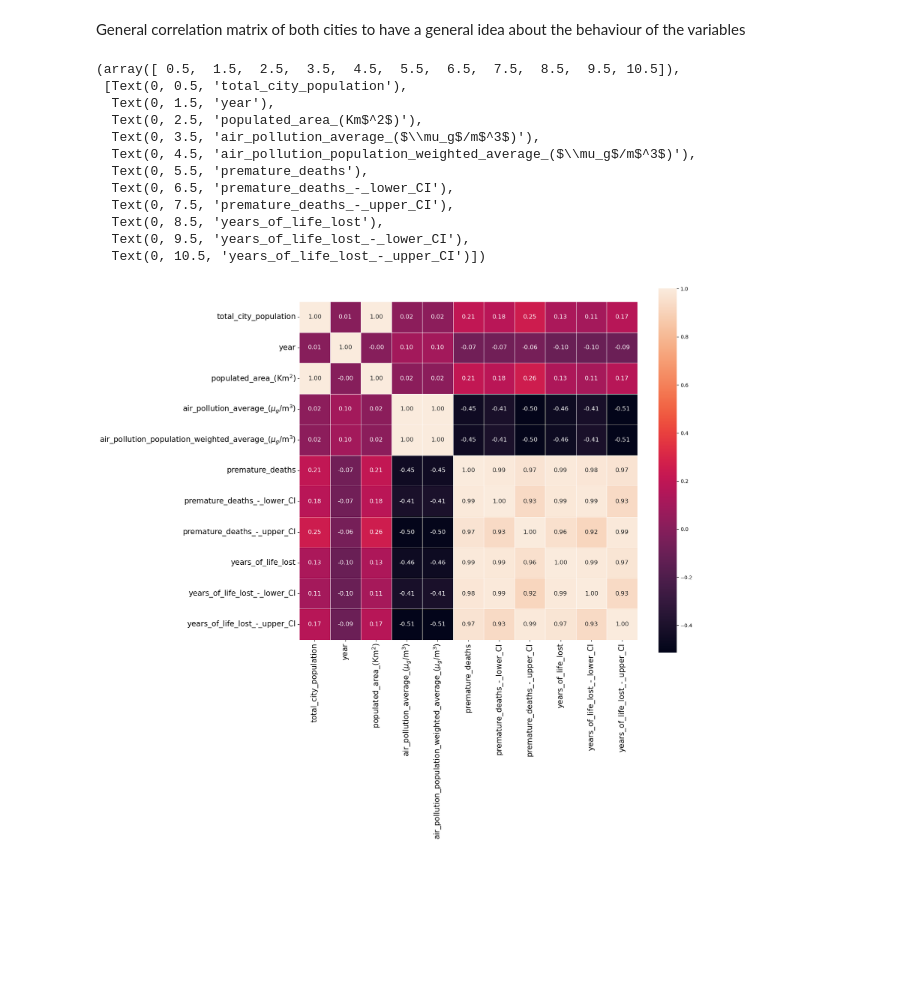
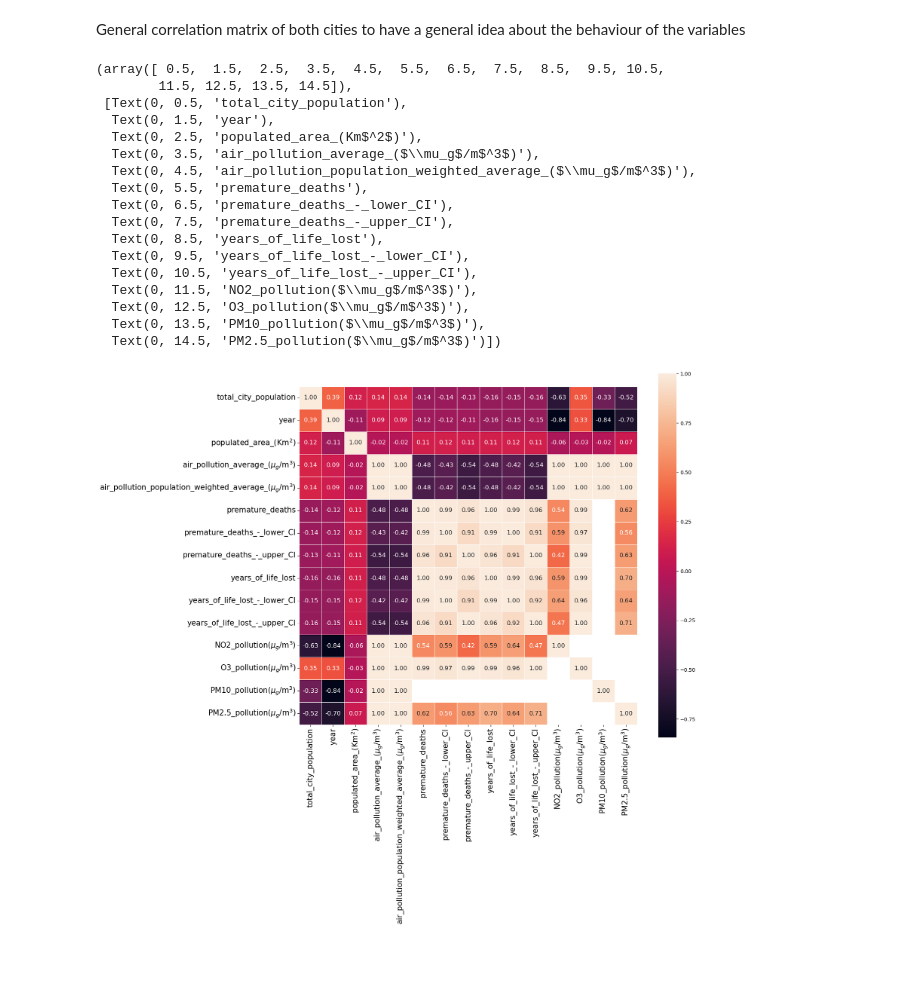
Before and after one commit to katchuli/PROJECT-Low-Emission-Zone-, a Jupyter notebook: files_for_the_project/Project_LOW_EMISSIONS_ZONE.ipynb, the cells around one changed output. Saved outputs shown, nothing was run; the diff lists cells and outputs as text; code cells hidden in the pictures; blank space fills up the shorter version.

```diff
--- a/files_for_the_project/Project_LOW_EMISSIONS_ZONE.ipynb
+++ b/files_for_the_project/Project_LOW_EMISSIONS_ZONE.ipynb
@@ -134,4 +162,4 @@ In principle this values are not relevant to our study. Checking in detalil both
 # %% [markdown]
 As categorical data we're only interested in the country and city, not the city code or the boundary specification, either the health risk scenario. For that, this columns are deleted and a new dataframe created called d4.
 # %%
-df3 = df3.drop(['city_boundary_specification_(lau/grid)', 'city_code', 'health_risk_scenario'], axis=1)
+dfb = dfb.drop(['city_boundary_specification_(lau/grid)', 'city_code', 'health_risk_scenario'], axis=1)
@@ -157,0 +186,2 @@ Length: 310, dtype: bool
+# %%
+dfb = dfb.drop_duplicates()
@@ -157,0 +208,12 @@ Length: 310, dtype: bool
+# %%
+# Initialize new columns with NaN values
+dfb['NO2_pollution($\\mu_g$/m$^3$)'] = np.nan
+dfb['O3_pollution($\\mu_g$/m$^3$)'] = np.nan
+dfb['PM10_pollution($\\mu_g$/m$^3$)'] = np.nan
+dfb['PM2.5_pollution($\\mu_g$/m$^3$)'] = np.nan
+
+# Fill the new columns with corresponding pollution values
+for index, row in dfb.iterrows():
+    pollutant = row['air_pollutant']
+    pollution_value = row['air_pollution_average_($\\mu_g$/m$^3$)']
+    dfb.at[index, f'{pollutant}_pollution($\\mu_g$/m$^3$)'] = pollution_value
@@ -209,4 +368,4 @@ years_of_life_lost_-_upper_CI                                float64
 dtype: object
 # %%
-numeric= df3.select_dtypes('number')
-categoric= df3.select_dtypes('object')
+numeric_b= dfb.select_dtypes('number')
+categoric_b= dfb.select_dtypes('object')
@@ -226,24 +397,29 @@ print(unique_values)
 # %% [markdown]
 General correlation matrix of both cities to have a general idea about the behaviour of the variables
 # %%
-corr_matrix = numeric.corr()
+corr_matrix_b = numeric_b.corr()
 plt.figure(figsize=(15, 13))
-sns.heatmap(corr_matrix, annot=True,fmt=".2f", linewidths=0.5, annot_kws={"size": 12}, square= True)
+sns.heatmap(corr_matrix_b, annot=True,fmt=".2f", linewidths=0.5, annot_kws={"size": 12}, square= True)
 plt.xticks(fontsize=15)
 plt.yticks(fontsize=15)
 # %% [output]
-(array([ 0.5,  1.5,  2.5,  3.5,  4.5,  5.5,  6.5,  7.5,  8.5,  9.5, 10.5]),
+(array([ 0.5,  1.5,  2.5,  3.5,  4.5,  5.5,  6.5,  7.5,  8.5,  9.5, 10.5,
+        11.5, 12.5, 13.5, 14.5]),
  [Text(0, 0.5, 'total_city_population'),
   Text(0, 1.5, 'year'),
   Text(0, 2.5, 'populated_area_(Km$^2$)'),
   Text(0, 3.5, 'air_pollution_average_($\\mu_g$/m$^3$)'),
   Text(0, 4.5, 'air_pollution_population_weighted_average_($\\mu_g$/m$^3$)'),
   Text(0, 5.5, 'premature_deaths'),
   Text(0, 6.5, 'premature_deaths_-_lower_CI'),
   Text(0, 7.5, 'premature_deaths_-_upper_CI'),
   Text(0, 8.5, 'years_of_life_lost'),
   Text(0, 9.5, 'years_of_life_lost_-_lower_CI'),
-  Text(0, 10.5, 'years_of_life_lost_-_upper_CI')])
+  Text(0, 10.5, 'years_of_life_lost_-_upper_CI'),
+  Text(0, 11.5, 'NO2_pollution($\\mu_g$/m$^3$)'),
+  Text(0, 12.5, 'O3_pollution($\\mu_g$/m$^3$)'),
+  Text(0, 13.5, 'PM10_pollution($\\mu_g$/m$^3$)'),
+  Text(0, 14.5, 'PM2.5_pollution($\\mu_g$/m$^3$)')])
-[figure, old version]
+[figure, new version]
 # %% [markdown]
 ######
```
Also changed, not shown: parts of 47 cells of this notebook, 3 other files.
